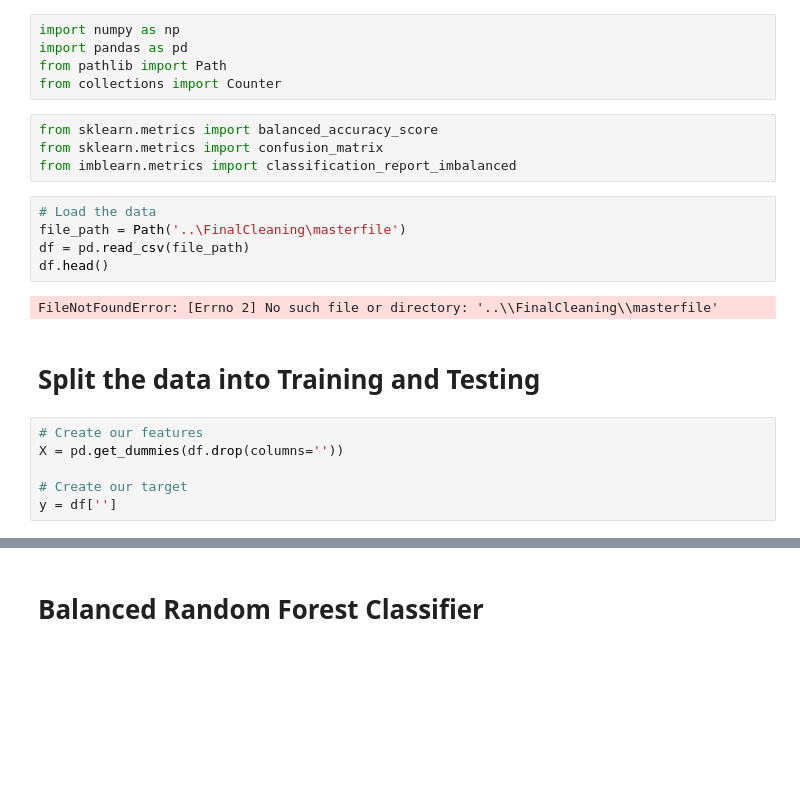
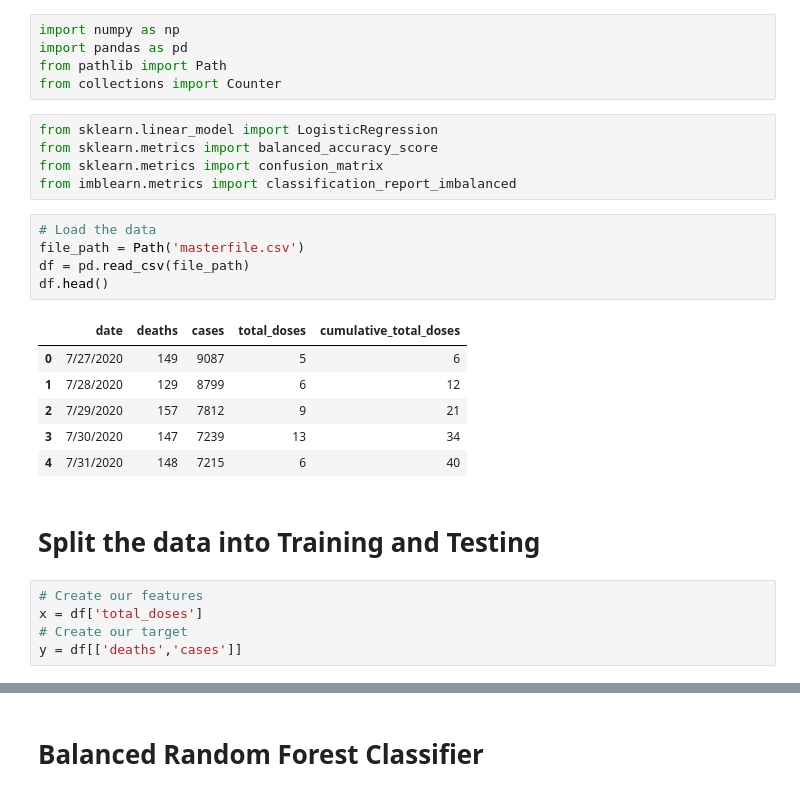
Before and after one commit to Shafaqsy/Covid_19_Vaccination_Effects, a Jupyter notebook: Random_Forest.ipynb, the cells around one changed output, grey strips where cells are left out. Cells and saved outputs as stored; diff of their text form; blank space fills up the shorter version.

```diff
--- a/Random_Forest.ipynb
+++ b/Random_Forest.ipynb
@@ -7,23 +7,28 @@ import pandas as pd
 from pathlib import Path
 from collections import Counter
 # %%
+from sklearn.linear_model import LogisticRegression
 from sklearn.metrics import balanced_accuracy_score
 from sklearn.metrics import confusion_matrix
 from imblearn.metrics import classification_report_imbalanced
 # %%
 # Load the data
-file_path = Path('..\FinalCleaning\masterfile')
+file_path = Path('masterfile.csv')
 df = pd.read_csv(file_path)
 df.head()
 # %% [output]
-FileNotFoundError: [Errno 2] No such file or directory: '..\\FinalCleaning\\masterfile'
+|  | date | deaths | cases | total_doses | cumulative_total_doses |
+| 0 | 7/27/2020 | 149 | 9087 | 5 | 6 |
+| 1 | 7/28/2020 | 129 | 8799 | 6 | 12 |
+| 2 | 7/29/2020 | 157 | 7812 | 9 | 21 |
+| 3 | 7/30/2020 | 147 | 7239 | 13 | 34 |
+| 4 | 7/31/2020 | 148 | 7215 | 6 | 40 |
 # %% [markdown]
 # Split the data into Training and Testing
 # %%
 # Create our features
-X = pd.get_dummies(df.drop(columns=''))
-
+x = df['total_doses']
 # Create our target
-y = df['']
+y = df[['deaths','cases']]
 # %%
 X.describe()
```
Also changed, not shown: parts of 11 cells of this notebook.
